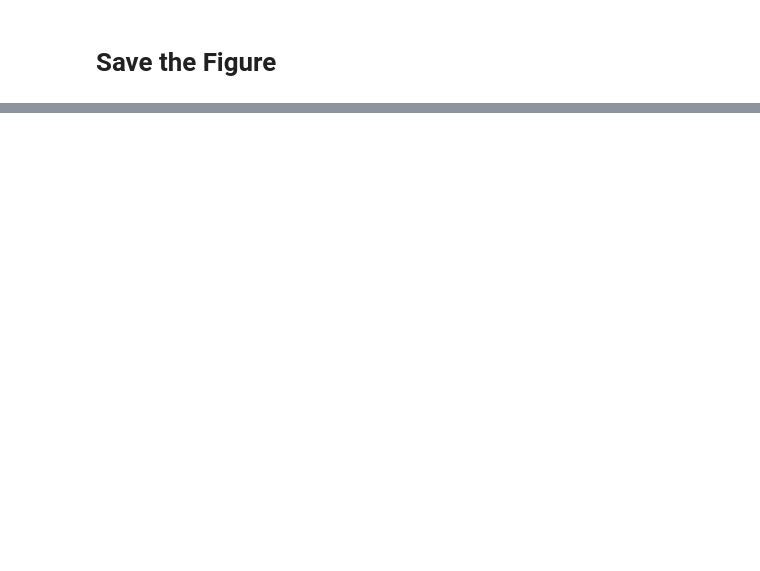
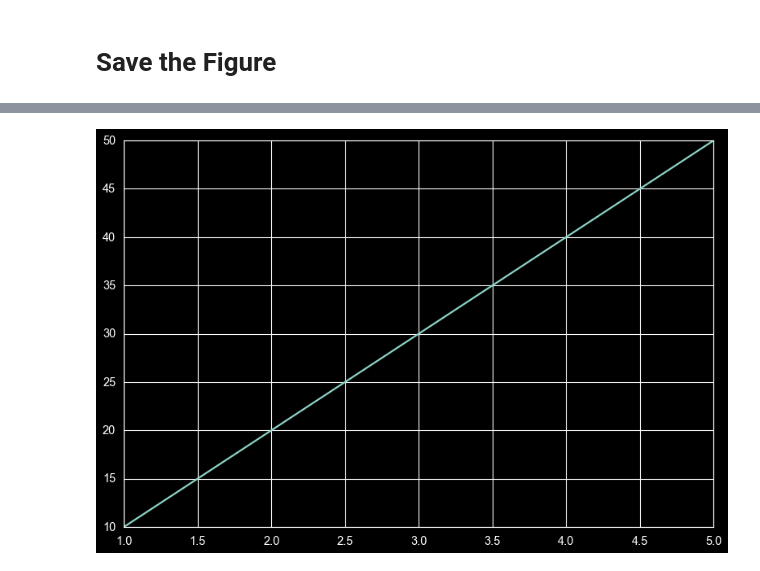
Before and after one commit to saeemane05/Python_Data_Analysis_Fundamental, a Jupyter notebook: MATPLOTLIB/01_basics.ipynb, the cells around one changed output, grey strips where cells are left out. Saved outputs shown, nothing was run; the diff lists cells and outputs as text; code cells hidden in the pictures; blank space fills up the shorter version.

```diff
--- a/MATPLOTLIB/01_basics.ipynb
+++ b/MATPLOTLIB/01_basics.ipynb
@@ -131,0 +167,6 @@ plt.show()
+# %%
+plt.style.use('dark_background')
+plt.plot(x, y)
+plt.show()
+# %% [output]
+[figure, added]
```
Also changed, not shown: parts of 13 cells of this notebook.
